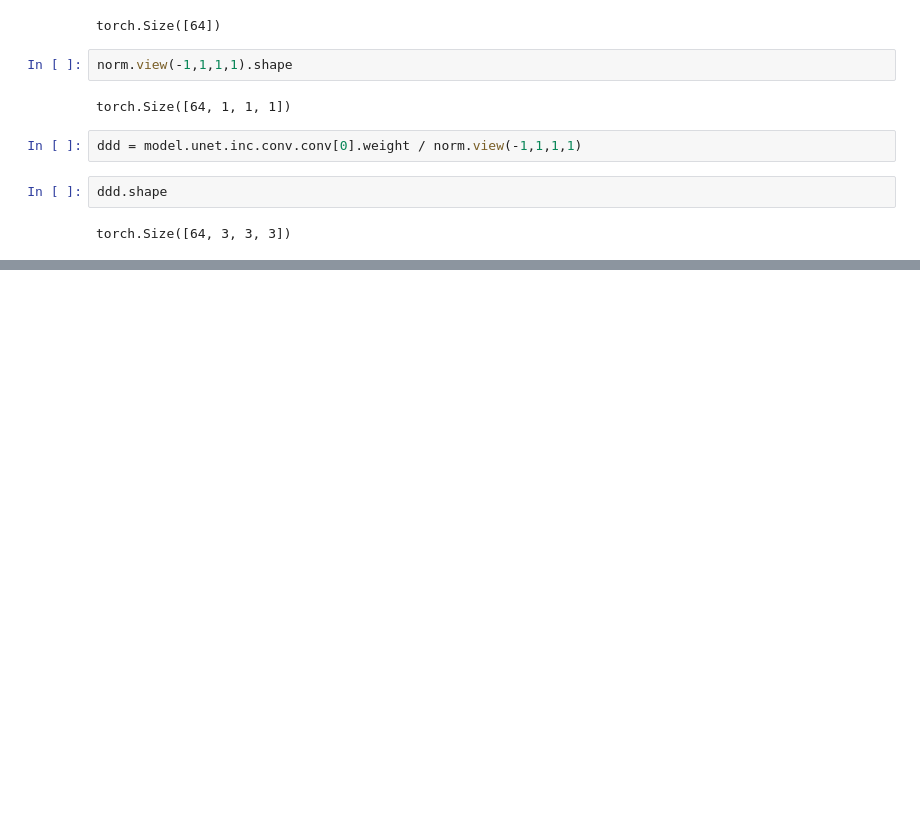
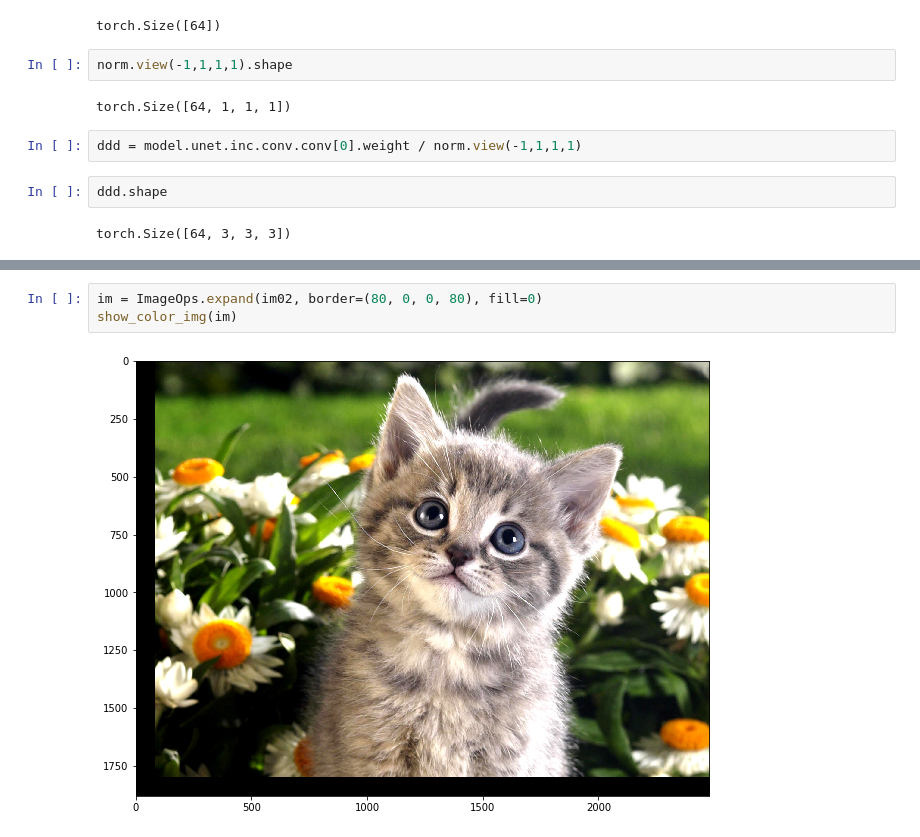
Before and after one commit to xianpf/diaries, a Jupyter notebook: 191010 weight standardlization.ipynb, the cells around one changed output, grey strips where cells are left out. Drawn from its saved outputs; the diff is of its cells as text; blank space fills up the shorter version.

```diff
--- a/191010 weight standardlization.ipynb
+++ b/191010 weight standardlization.ipynb
@@ -294,0 +313,5 @@ torch.Size([64, 3, 3, 3])
+# %%
+im = ImageOps.expand(im02, border=(80, 0, 0, 80), fill=0)
+show_color_img(im)
+# %% [output]
+[figure, added]
```
Also changed, not shown: parts of 8 cells of this notebook.
